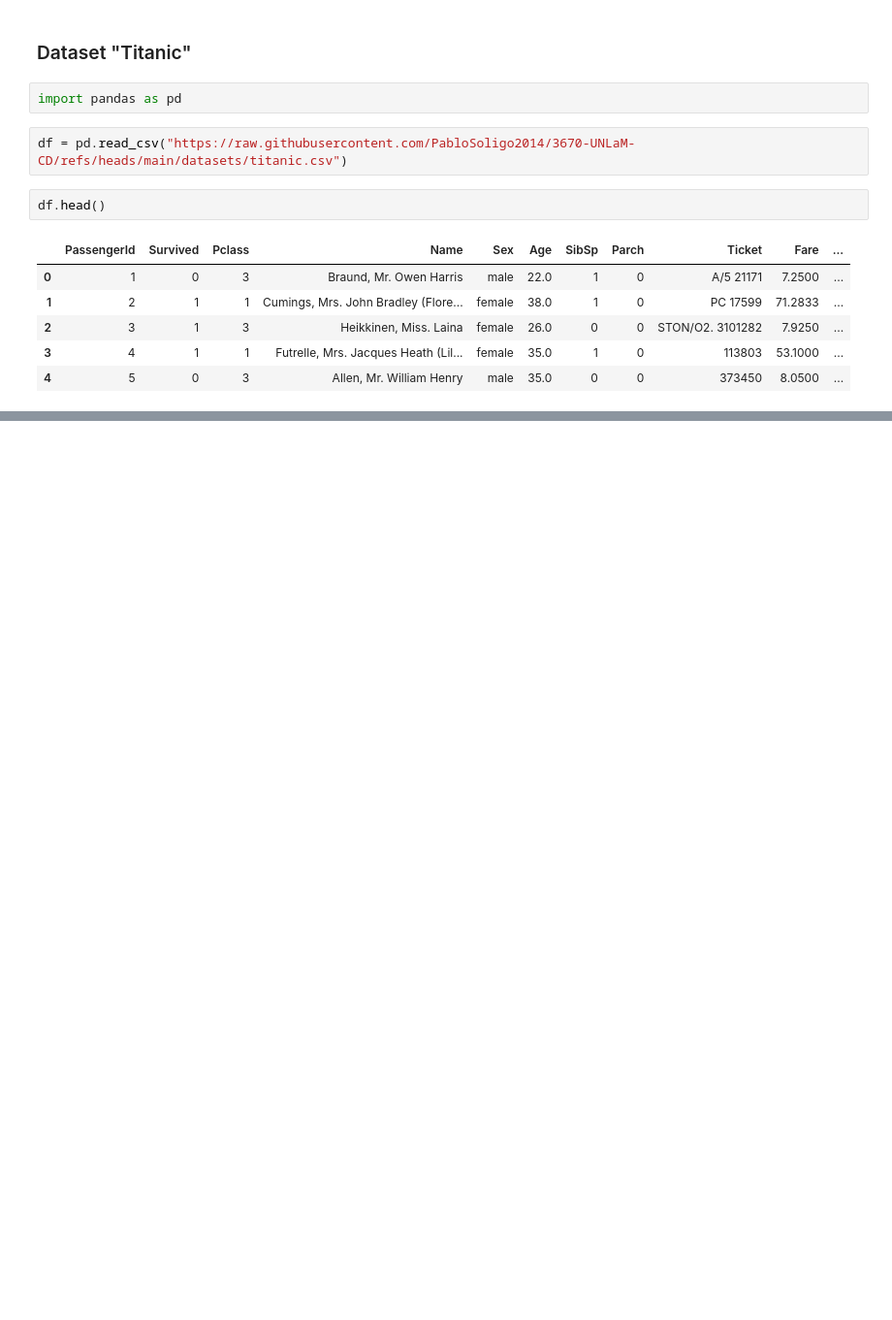
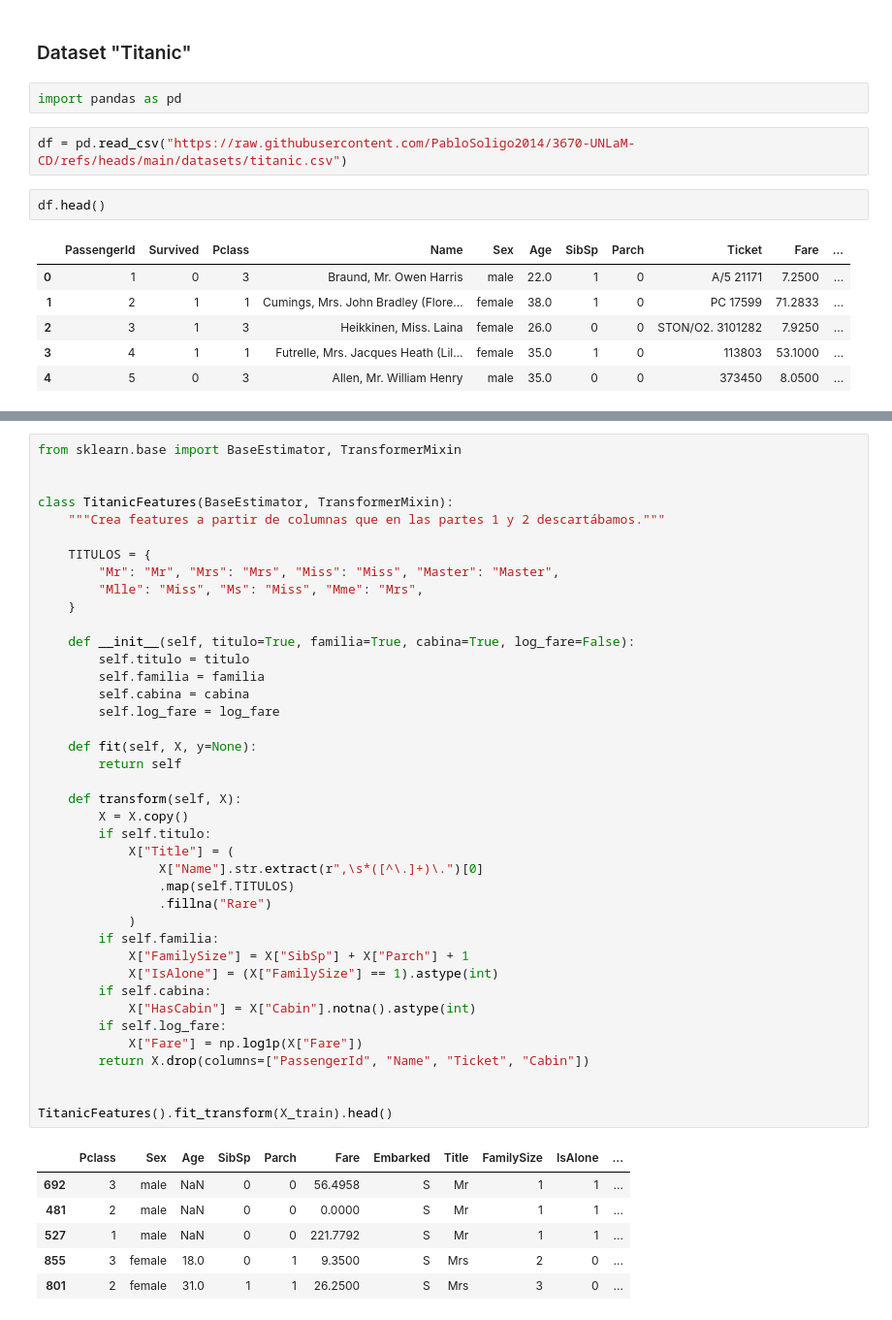
Before and after one commit to MartinDido100/ciencia-de-datos, a Jupyter notebook: ToolsTitanic.ipynb, the cells around one changed output, grey strips where cells are left out. Shown at 97% size. Cells and saved outputs as stored; diff of their text form; blank space fills up the shorter version.

Commit message:
wip titanic

```diff
--- a/ToolsTitanic.ipynb
+++ b/ToolsTitanic.ipynb
@@ -47,0 +206,47 @@ dtype: float64
+# %%
+from sklearn.base import BaseEstimator, TransformerMixin
+
+
+class TitanicFeatures(BaseEstimator, TransformerMixin):
+    """Crea features a partir de columnas que en las partes 1 y 2 descartábamos."""
+
+    TITULOS = {
+        "Mr": "Mr", "Mrs": "Mrs", "Miss": "Miss", "Master": "Master",
+        "Mlle": "Miss", "Ms": "Miss", "Mme": "Mrs",
+    }
+
+    def __init__(self, titulo=True, familia=True, cabina=True, log_fare=False):
+        self.titulo = titulo
+        self.familia = familia
+        self.cabina = cabina
+        self.log_fare = log_fare
+
+    def fit(self, X, y=None):
+        return self
+
+    def transform(self, X):
+        X = X.copy()
+        if self.titulo:
+            X["Title"] = (
+                X["Name"].str.extract(r",\s*([^\.]+)\.")[0]
+                .map(self.TITULOS)
+                .fillna("Rare")
+            )
+        if self.familia:
+            X["FamilySize"] = X["SibSp"] + X["Parch"] + 1
+            X["IsAlone"] = (X["FamilySize"] == 1).astype(int)
+        if self.cabina:
+            X["HasCabin"] = X["Cabin"].notna().astype(int)
+        if self.log_fare:
+            X["Fare"] = np.log1p(X["Fare"])
+        return X.drop(columns=["PassengerId", "Name", "Ticket", "Cabin"])
+
+
+TitanicFeatures().fit_transform(X_train).head()
+# %% [output]
+|  | Pclass | Sex | Age | SibSp | Parch | Fare | Embarked | Title | FamilySize | IsAlone | ... |
+| 692 | 3 | male | NaN | 0 | 0 | 56.4958 | S | Mr | 1 | 1 | ... |
+| 481 | 2 | male | NaN | 0 | 0 | 0.0000 | S | Mr | 1 | 1 | ... |
+| 527 | 1 | male | NaN | 0 | 0 | 221.7792 | S | Mr | 1 | 1 | ... |
+| 855 | 3 | female | 18.0 | 0 | 1 | 9.3500 | S | Mrs | 2 | 0 | ... |
+| 801 | 2 | female | 31.0 | 1 | 1 | 26.2500 | S | Mrs | 3 | 0 | ... |
```
Also changed, not shown: parts of 12 cells of this notebook.
